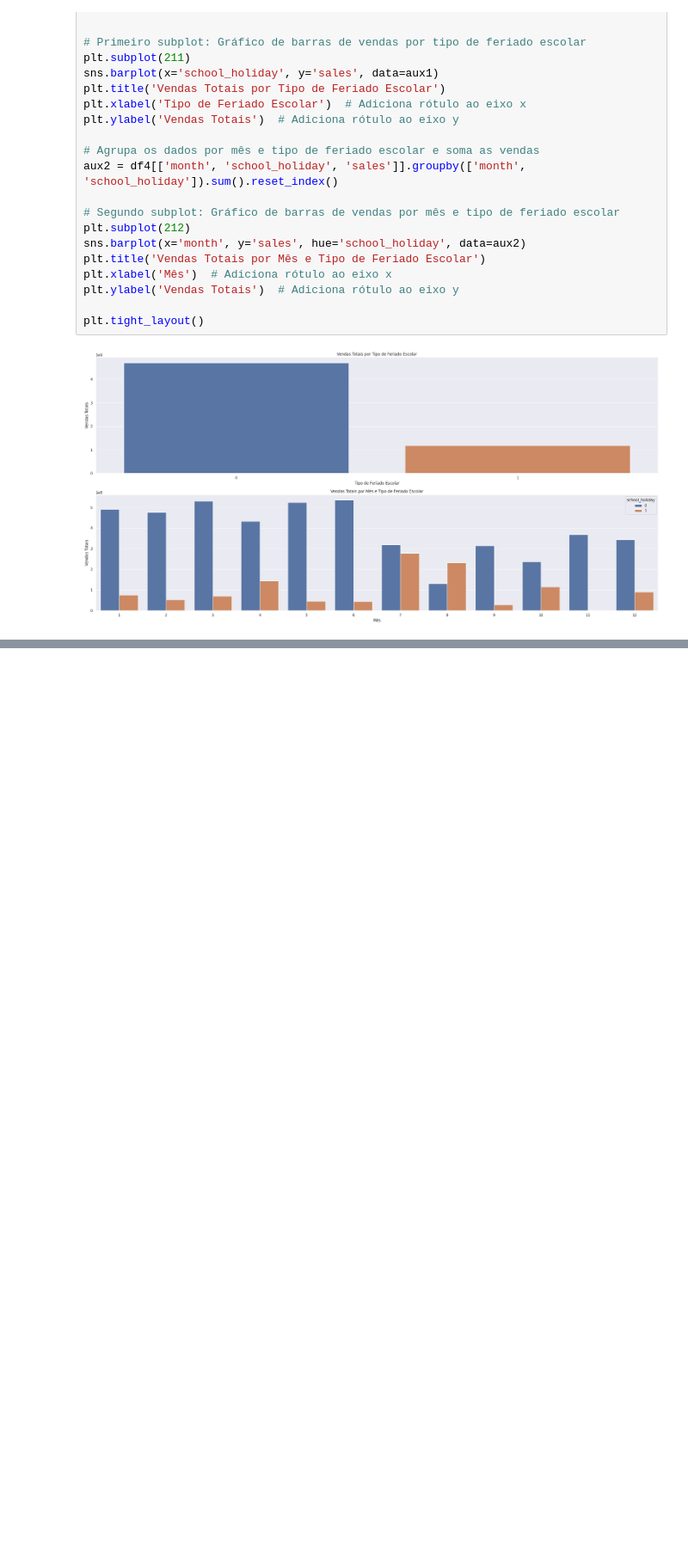
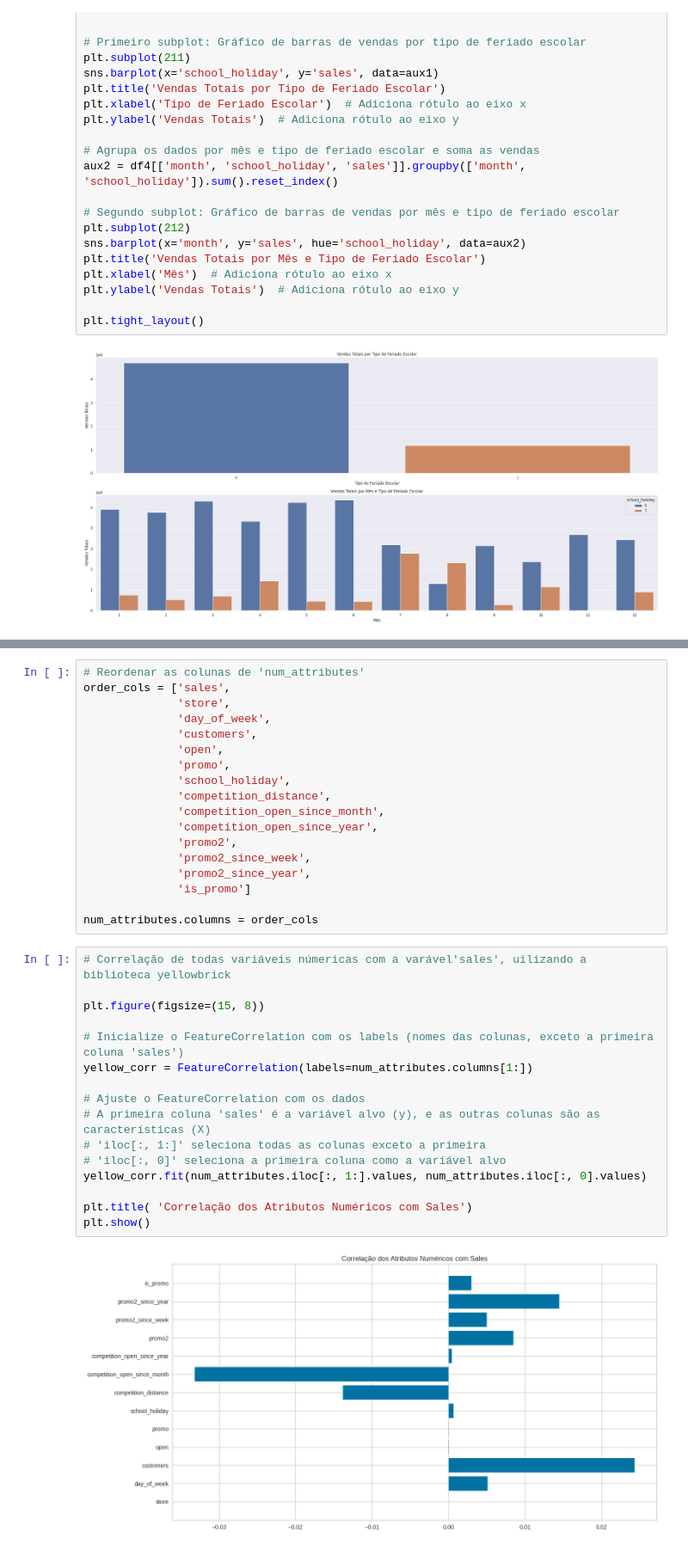
Before and after one commit to phfreitass/rossaman-sales-forecast, a Jupyter notebook: notebooks/1.0.ph_rossmann_store_sales.ipynb, the cells around one changed output, grey strips where cells are left out. Shown at 86% size. Cells and saved outputs as stored; diff of their text form; blank space fills up the shorter version.

```diff
--- a/notebooks/1.0.ph_rossmann_store_sales.ipynb
+++ b/notebooks/1.0.ph_rossmann_store_sales.ipynb
@@ -1149,0 +1169,36 @@ H13          Verdadeira   Baixa
+# %%
+# Reordenar as colunas de 'num_attributes'
+order_cols = ['sales',
+              'store',
+              'day_of_week',
+              'customers',
+              'open',
+              'promo',
+              'school_holiday',
+              'competition_distance',
+              'competition_open_since_month',
+              'competition_open_since_year',
+              'promo2',
+              'promo2_since_week',
+              'promo2_since_year',
+              'is_promo']
+
+num_attributes.columns = order_cols
+# %%
+# Correlação de todas variáveis númericas com a varável'sales', uilizando a biblioteca yellowbrick
+
+plt.figure(figsize=(15, 8))
+
+# Inicialize o FeatureCorrelation com os labels (nomes das colunas, exceto a primeira coluna 'sales')
+yellow_corr = FeatureCorrelation(labels=num_attributes.columns[1:])
+
+# Ajuste o FeatureCorrelation com os dados
+# A primeira coluna 'sales' é a variável alvo (y), e as outras colunas são as características (X)
+# 'iloc[:, 1:]' seleciona todas as colunas exceto a primeira
+# 'iloc[:, 0]' seleciona a primeira coluna como a variável alvo
+yellow_corr.fit(num_attributes.iloc[:, 1:].values, num_attributes.iloc[:, 0].values)
+
+plt.title( 'Correlação dos Atributos Numéricos com Sales')
+plt.show()
+# %% [output]
+[figure, added]
```
Also changed, not shown: parts of 16 cells of this notebook.
